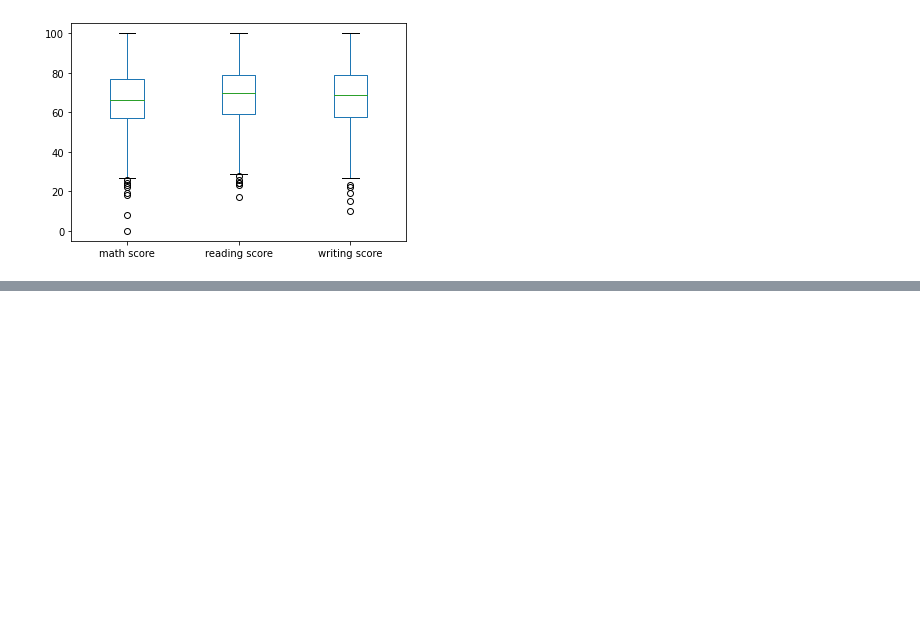
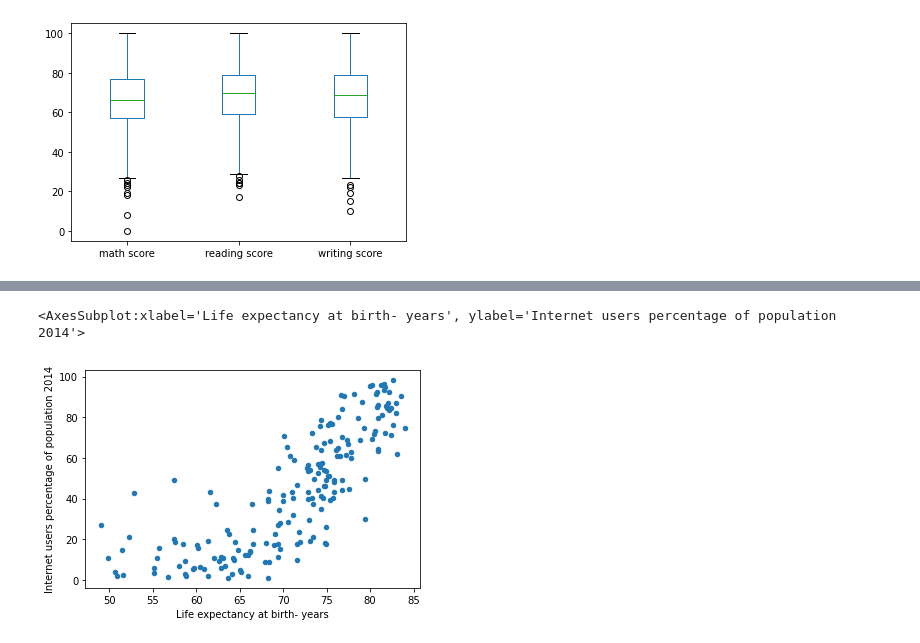
Before and after one commit to hyojinlee98/TIL, a Jupyter notebook: codeit/데이터 사이언스 입문/Topic3_데이터_분석과_시각화.ipynb, the cells around one changed output, grey strips where cells are left out. Saved outputs shown, nothing was run; the diff lists cells and outputs as text; code cells hidden in the pictures; blank space fills up the shorter version.

```diff
--- a/codeit/데이터 사이언스 입문/Topic3_데이터_분석과_시각화.ipynb
+++ b/codeit/데이터 사이언스 입문/Topic3_데이터_분석과_시각화.ipynb
@@ -310,0 +352,3 @@ df.plot(kind='box', y=['math score', 'reading score', 'writing score'])
+# %%
+df = pd.read_csv('data/world_indexes.csv')
+df.head()
@@ -310,0 +363,6 @@ df.plot(kind='box', y=['math score', 'reading score', 'writing score'])
+# %%
+# 1. 기대수명 - 인터넷 사용자 비율 (정답)
+df.plot(kind='scatter', x='Life expectancy at birth- years', y='Internet users percentage of population 2014')
+# %% [output]
+<AxesSubplot:xlabel='Life expectancy at birth- years', ylabel='Internet users percentage of population 2014'>
+[figure, added]
```
Also changed, not shown: parts of 46 cells of this notebook, 1 other file.
